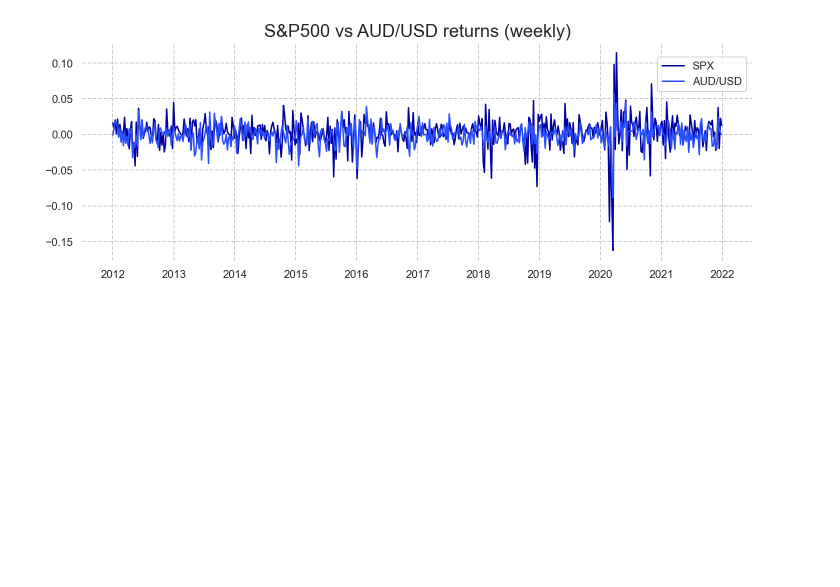
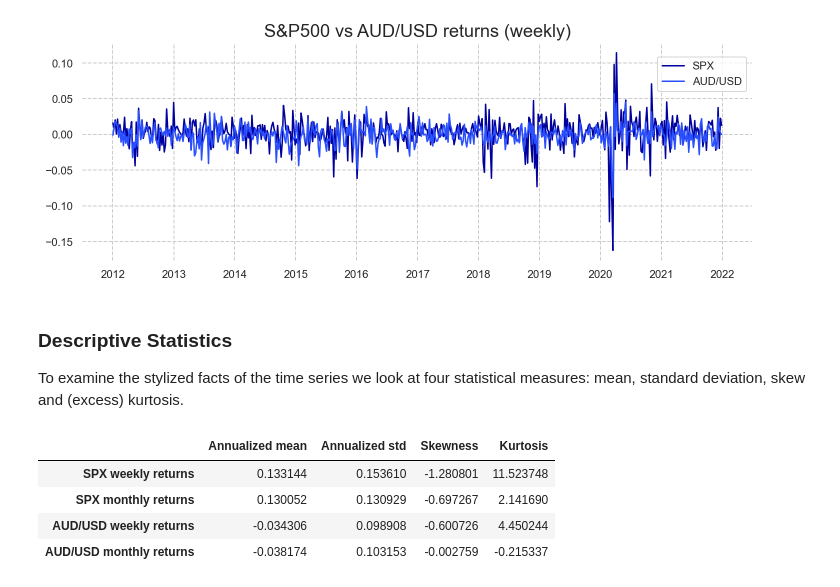
Before and after one commit to Sinbad-The-Sailor/Financial-Mathematics-Notebooks, a Jupyter notebook: volatility_modelling.ipynb, the cells around one changed output. Drawn from its saved outputs; the diff is of its cells as text; code cells hidden in the pictures; blank space fills up the shorter version.

```diff
--- a/volatility_modelling.ipynb
+++ b/volatility_modelling.ipynb
@@ -90,0 +87,46 @@ aud_weekly_kurt = aud_weekly_returns.kurtosis()
+# %% [markdown]
+### Descriptive Statistics
+
+To examine the stylized facts of the time series we look at four statistical measures: mean, standard deviation, skew and (excess) kurtosis.
+# %%
+import pandas as pd
+
+# Annualized mean returns
+means = []
+means.append(spx_weekly_returns.mean() * (52/1))
+means.append(spx_monthly_returns.mean() * (12/1))
+means.append(aud_weekly_returns.mean() * (52/1))
+means.append(aud_monthly_returns.mean() * (12/1))
+
+# Annualized sample standard deviations
+stds = []
+stds.append(spx_weekly_returns.std() * np.sqrt(52/1))
+stds.append(spx_monthly_returns.std() * np.sqrt(12/1))
+stds.append(aud_weekly_returns.std() * np.sqrt(52/1))
+stds.append(aud_monthly_returns.std() * np.sqrt(12/1))
+
+# Skewness
+skews = []
+skews.append(spx_weekly_returns.skew())
+skews.append(spx_monthly_returns.skew())
+skews.append(aud_weekly_returns.skew())
+skews.append(aud_monthly_returns.skew())
+
+# Kurtosis
+kurts = []
+kurts.append(spx_weekly_returns.kurtosis())
+kurts.append(spx_monthly_returns.kurtosis())
+kurts.append(aud_weekly_returns.kurtosis())
+kurts.append(aud_monthly_returns.kurtosis())
+
+index = ['SPX weekly returns', 'SPX monthly returns', 'AUD/USD weekly returns', 'AUD/USD monthly returns']
+columns = ['Annualized mean', 'Annualized std', 'Skewness', 'Kurtosis']
+
+df_descriptive_statistics = pd.DataFrame(zip(means, stds, skews, kurts), index=index, columns=columns)
+df_descriptive_statistics
+# %% [output]
+|  | Annualized mean | Annualized std | Skewness | Kurtosis |
+| SPX weekly returns | 0.133144 | 0.153610 | -1.280801 | 11.523748 |
+| SPX monthly returns | 0.130052 | 0.130929 | -0.697267 | 2.141690 |
+| AUD/USD weekly returns | -0.034306 | 0.098908 | -0.600726 | 4.450244 |
+| AUD/USD monthly returns | -0.038174 | 0.103153 | -0.002759 | -0.215337 |
```
Also changed, not shown: parts of 12 cells of this notebook.
